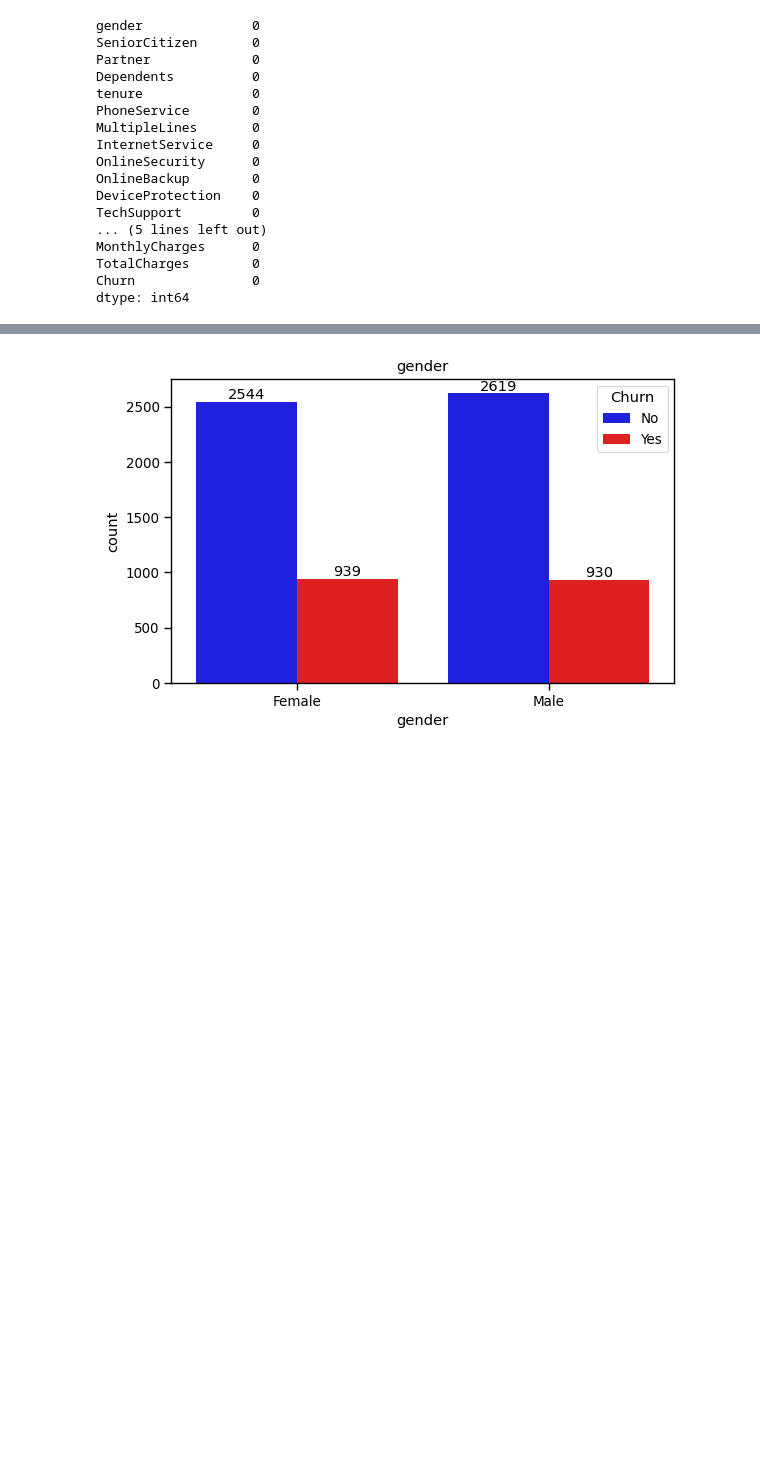
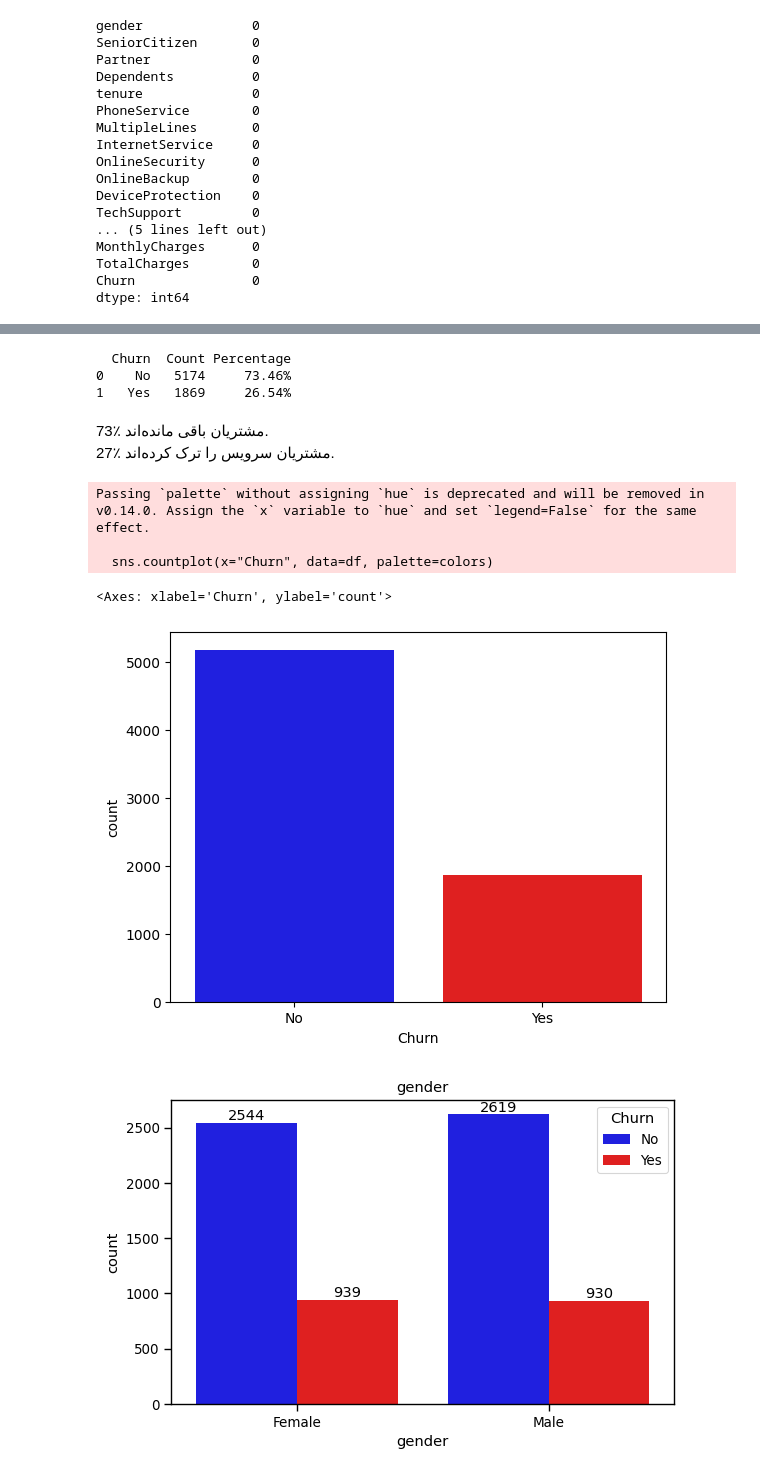
Before and after one commit to llazdll/churn_project, a Jupyter notebook: eda.ipynb, the cells around one changed output, grey strips where cells are left out. Saved outputs shown, nothing was run; the diff lists cells and outputs as text; code cells hidden in the pictures; blank space fills up the shorter version.

```diff
--- a/eda.ipynb
+++ b/eda.ipynb
@@ -6,7 +6,9 @@ import seaborn as sns
 import plotly.express as px
 import plotly.graph_objects as go
 # %%
-df=pd.read_csv('/Users/mohammadhosein/Desktop/churn_project/WA_Fn-UseC_-Telco-Customer-Churn.csv')
+df = pd.read_csv('WA_Fn-UseC_-Telco-Customer-Churn.csv')
+
+# df=pd.read_csv('/Users/mohammadhosein/Desktop/churn_project/WA_Fn-UseC_-Telco-Customer-Churn.csv')
 # %%
 df.head()
 # %% [output]
@@ -74,3 +363,30 @@ dtype: int64
+# %%
+churn_counts = df['Churn'].value_counts()
+churn_percent = df['Churn'].value_counts(normalize=True) * 100
+
+churn_table = pd.DataFrame({
+    'Count': churn_counts,
+    'Percentage': churn_percent.round(2).astype(str) + '%'
+}).reset_index().rename(columns={'index': 'Churn'})
+
+print(churn_table)
+# %% [output]
+  Churn  Count Percentage
+0    No   5174     73.46%
+1   Yes   1869     26.54%
+# %% [markdown]
+73٪ مشتریان باقی مانده‌اند.
+<br>
+27٪ مشتریان سرویس را ترک کرده‌اند.
+# %%
+colors = {'Yes': 'red', 'No': 'blue'}
+sns.countplot(x="Churn", data=df, palette=colors)
+# %% [output]
+Passing `palette` without assigning `hue` is deprecated and will be removed in v0.14.0. Assign the `x` variable to `hue` and set `legend=False` for the same effect.
+
+  sns.countplot(x="Churn", data=df, palette=colors)
+<Axes: xlabel='Churn', ylabel='count'>
+[figure, added]
 # %%
 # colors for Yes and No
 colors = {'Yes': 'red', 'No': 'blue'}
```
Also changed, not shown: parts of 7 cells of this notebook, 10 other files.
